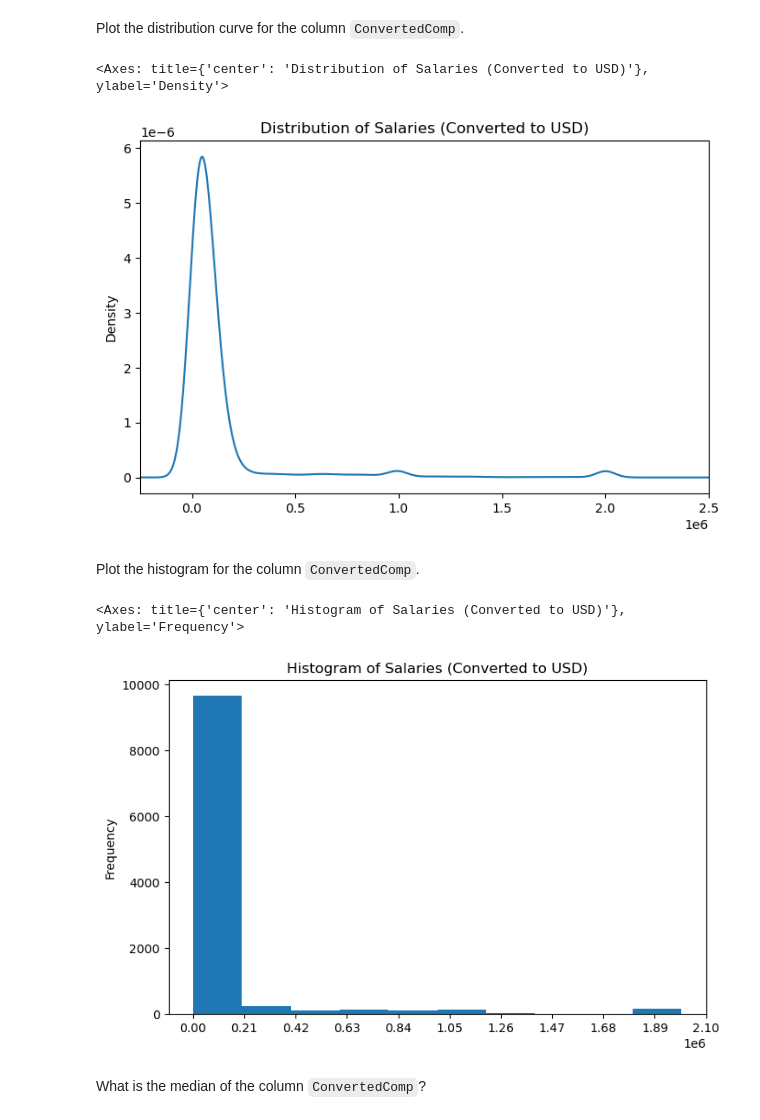
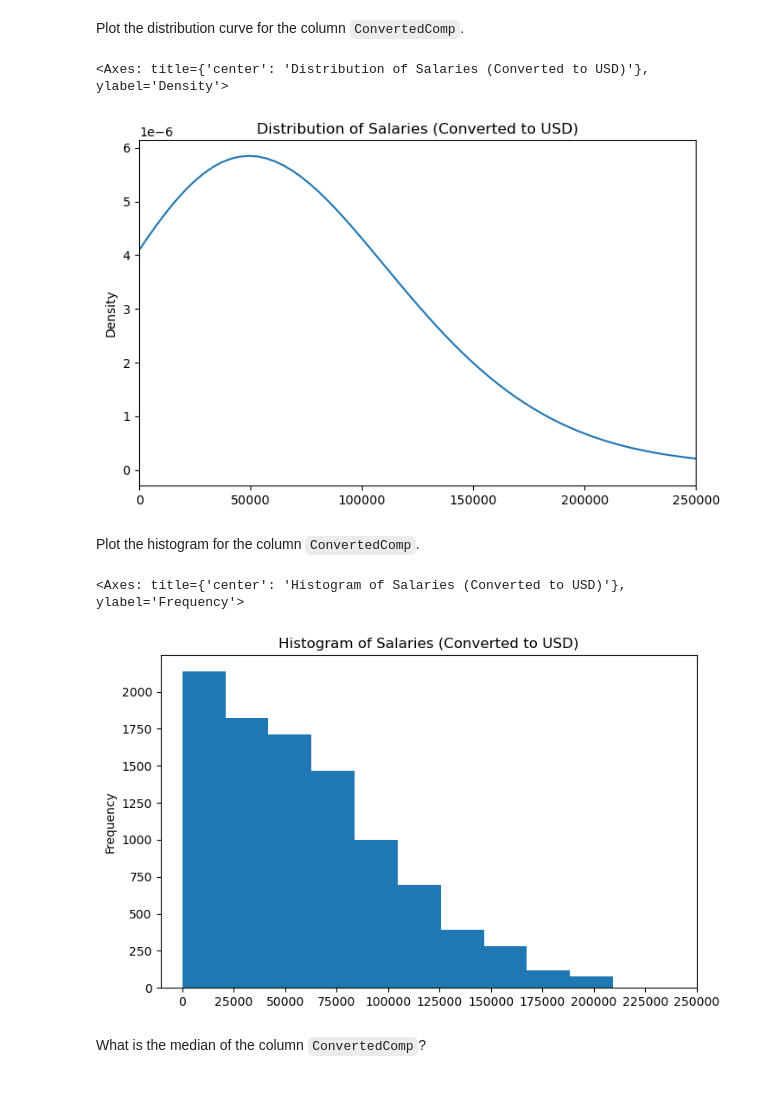
Before and after one commit to bradleyholt/IBM_Data_Analytics, a Jupyter notebook: Capstone_Project/Exploratory Data Analysis/M3ExploratoryDataAnalysis-lab.ipynb, the cells around one changed output. Saved outputs shown, nothing was run; the diff lists cells and outputs as text; code cells hidden in the pictures; blank space fills up the shorter version.

```diff
--- a/Capstone_Project/Exploratory Data Analysis/M3ExploratoryDataAnalysis-lab.ipynb
+++ b/Capstone_Project/Exploratory Data Analysis/M3ExploratoryDataAnalysis-lab.ipynb
@@ -37,7 +37,7 @@ import numpy as np
 # %% [markdown]
 Load the dataset into a dataframe.
 # %%
-df = pd.read_csv("https://cf-courses-data.s3.us.cloud-object-storage.appdomain.cloud/IBM-DA0321EN-SkillsNetwork/LargeData/m2_survey_data.csv")
+df = pd.read_csv("https://cf-courses-data.s3.us.cloud-object-storage.appdomain.cloud/IBM-DA0321EN-SkillsNetwork/LargeData/m2_survey_data.csv", float_precision='round_trip')
 # %% [markdown]
 ## Distribution
 # %% [markdown]
@@ -51,13 +51,13 @@ Plot the distribution curve for the column `ConvertedComp`.
 # %%
 # Distribution plot
 df['ConvertedComp'].plot(kind='density',
                          title='Distribution of Salaries (Converted to USD)',
                          xlabel='Salary',
-                         xlim=[-250000, 2500000],
+                         xlim=[0, 250000],
                          figsize=(8,5))
 # %% [output]
 <Axes: title={'center': 'Distribution of Salaries (Converted to USD)'}, ylabel='Density'>
-[figure, old version]
+[figure, new version]
 # %% [markdown]
 
 
@@ -66,13 +66,13 @@ df['ConvertedComp'].plot(kind='density',
 Plot the histogram for the column `ConvertedComp`.
 # %%
 # Histogram of Salaries
-count, bin_edges = np.histogram(df['ConvertedComp'], range=(0, 2100000))
+count, bin_edges = np.histogram(df['ConvertedComp'], range=(0, 250000))
 
 df['ConvertedComp'].plot(kind='hist', figsize=(8,5), xticks=bin_edges,
                          title='Histogram of Salaries (Converted to USD)')
 # %% [output]
 <Axes: title={'center': 'Histogram of Salaries (Converted to USD)'}, ylabel='Frequency'>
-[figure, old version]
+[figure, new version]
 # %% [markdown]
 What is the median of the column `ConvertedComp`?
 # %%
```
Also changed, not shown: parts of 2 cells of this notebook, 1 other file.
